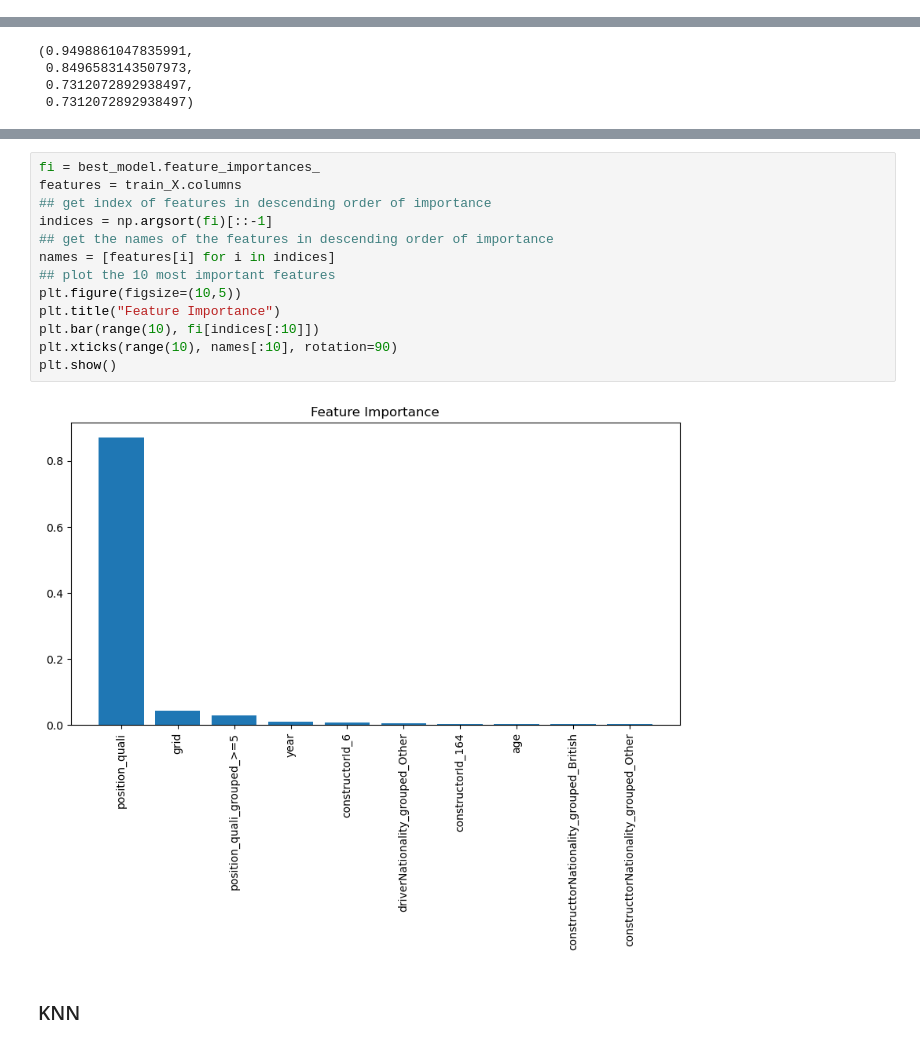
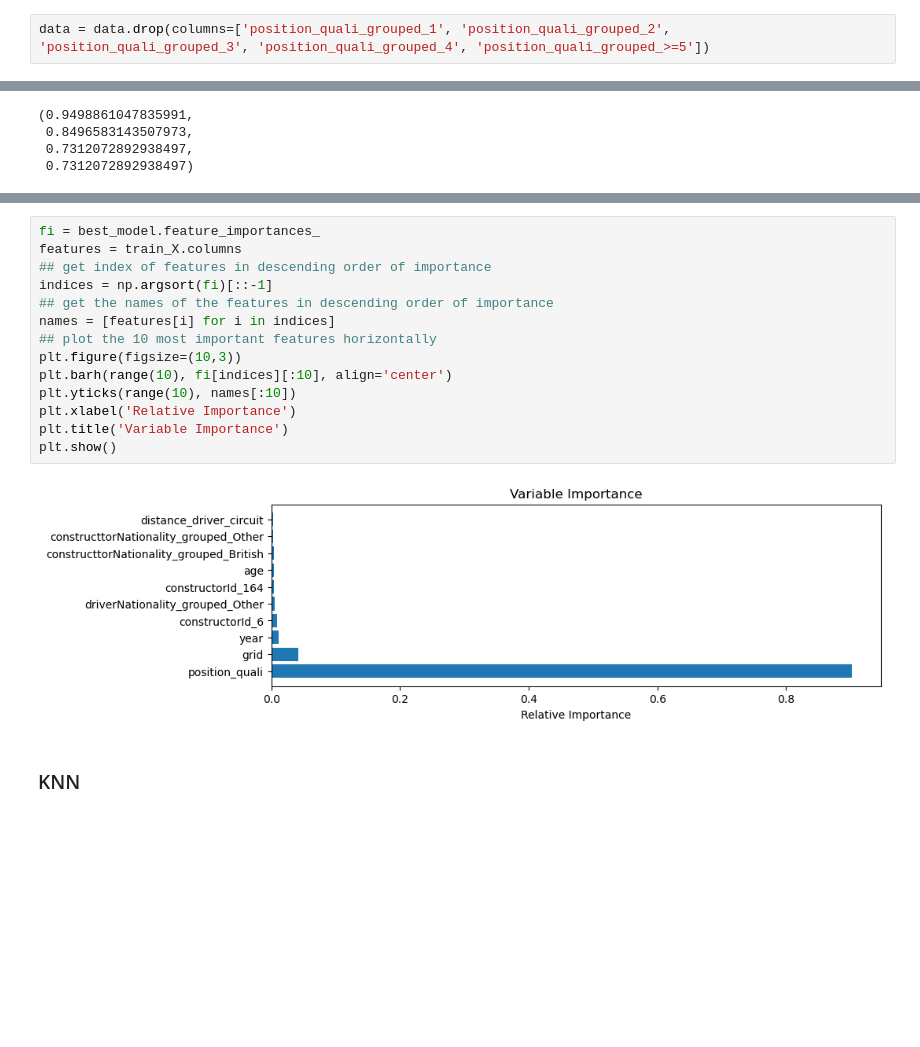
Before and after one commit to Reid-Taylor/TermProjectF1, a Jupyter notebook: Models_Hamza.ipynb, the cells around one changed output, grey strips where cells are left out. Drawn from its saved outputs; the diff is of its cells as text; blank space fills up the shorter version.

```diff
--- a/Models_Hamza.ipynb
+++ b/Models_Hamza.ipynb
@@ -56,6 +56,8 @@ data
 | 8127 | 9 | 19 | 2022 | 20 | 9 | 0 | 0 | 0 | ... |
 | 8128 | 13 | 23 | 2022 | 20 | 13 | 0 | 0 | 0 | ... |
 8129 rows × 224 columns
+# %%
+data = data.drop(columns=['position_quali_grouped_1', 'position_quali_grouped_2', 'position_quali_grouped_3', 'position_quali_grouped_4', 'position_quali_grouped_>=5'])
 # %%
 train_data = data[data['year'] <= 2020]
 test_data = data[data['year'] == 2021]
@@ -215,18 +219,19 @@ Index(['grid', 'year', 'round', 'position_quali', 'weather_warm',
 # %%
 fi = best_model.feature_importances_
 features = train_X.columns
 ## get index of features in descending order of importance
 indices = np.argsort(fi)[::-1]
 ## get the names of the features in descending order of importance
 names = [features[i] for i in indices]
-## plot the 10 most important features
-plt.figure(figsize=(10,5))
-plt.title("Feature Importance")
-plt.bar(range(10), fi[indices[:10]])
-plt.xticks(range(10), names[:10], rotation=90)
+## plot the 10 most important features horizontally
+plt.figure(figsize=(10,3))
+plt.barh(range(10), fi[indices][:10], align='center')
+plt.yticks(range(10), names[:10])
+plt.xlabel('Relative Importance')
+plt.title('Variable Importance')
 plt.show()
 # %% [output]
-[figure, old version]
+[figure, new version]
 # %% [markdown]
 ### KNN
 # %%
```
Also changed, not shown: parts of 1 cell of this notebook.
